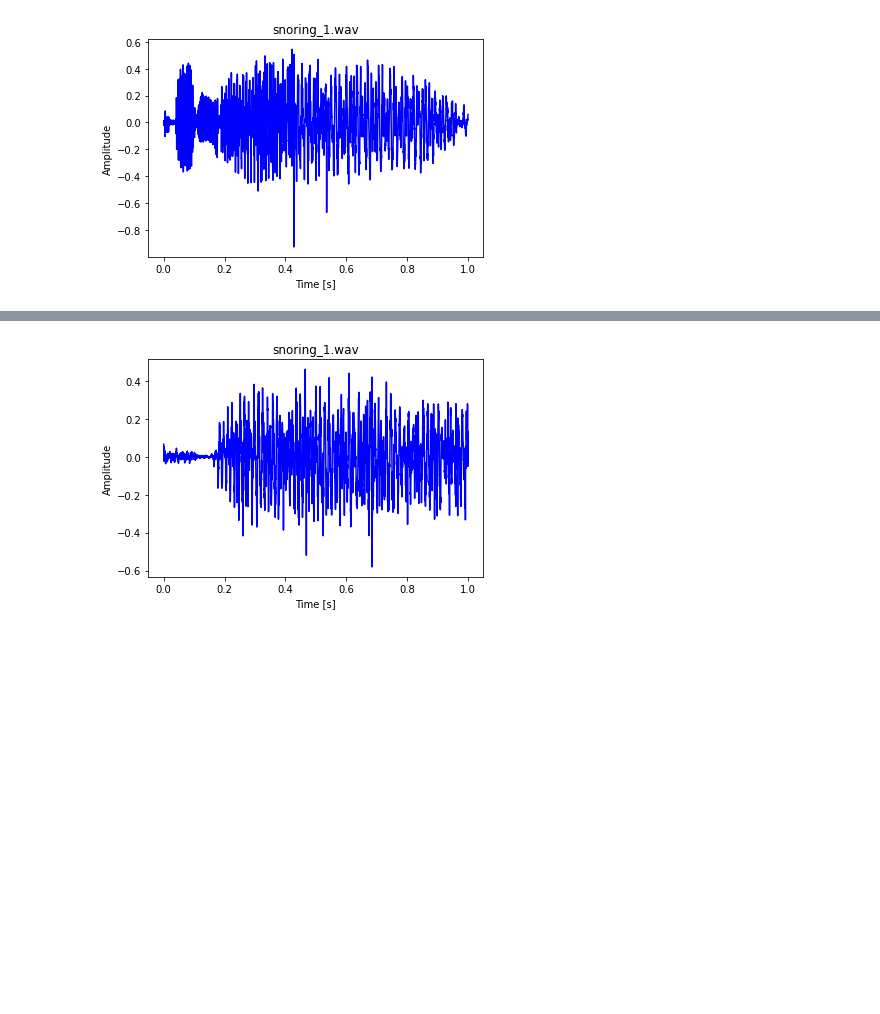
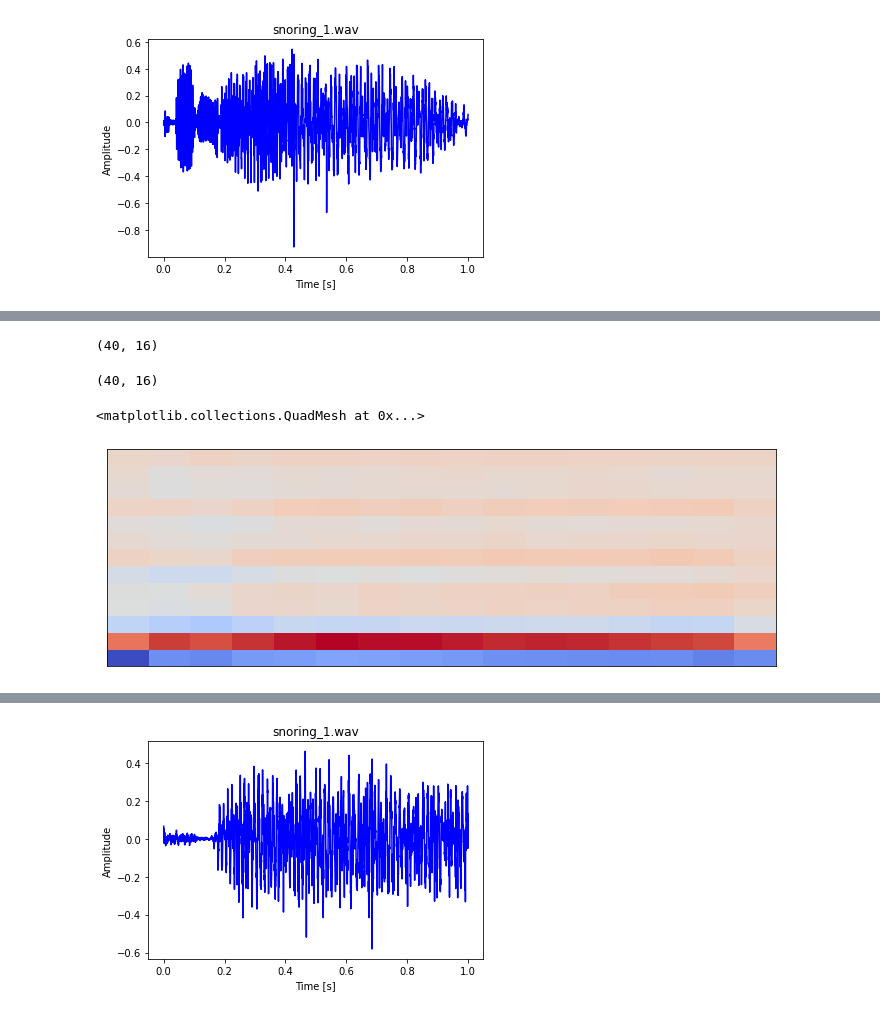
Before and after one commit to GWANGHYUNYU/Audio, a Jupyter notebook: DSP/dsp1.ipynb, the cells around one changed output, grey strips where cells are left out. Cells and saved outputs as stored; diff of their text form; code cells hidden in the pictures; blank space fills up the shorter version.

```diff
--- a/DSP/dsp1.ipynb
+++ b/DSP/dsp1.ipynb
@@ -95,0 +154,22 @@ plt.show()
+# %%
+# mel spectrogram (512 --> 40)
+mel_basis = librosa.filters.mel(sr=sr, n_fft=1024, n_mels=40)
+mel_S = np.dot(mel_basis, D)
+mel_S.shape
+# %% [output]
+(40, 16)
+# %%
+log_mel_S = librosa.power_to_db(mel_S)
+log_mel_S.shape
+# %% [output]
+(40, 16)
+# %%
+# mfcc (DCT)
+mfcc = librosa.feature.mfcc(S=log_mel_S, n_mfcc=13)
+mfcc = mfcc.astype(np.float32)    # to save the memory (64 to 32 bits)
+
+plt.figure(figsize=(12,4))
+librosa.display.specshow(mfcc)
+# %% [output]
+<matplotlib.collections.QuadMesh at 0x...>
+[figure, added]
```
Also changed, not shown: parts of 12 cells of this notebook, 1 other file.
